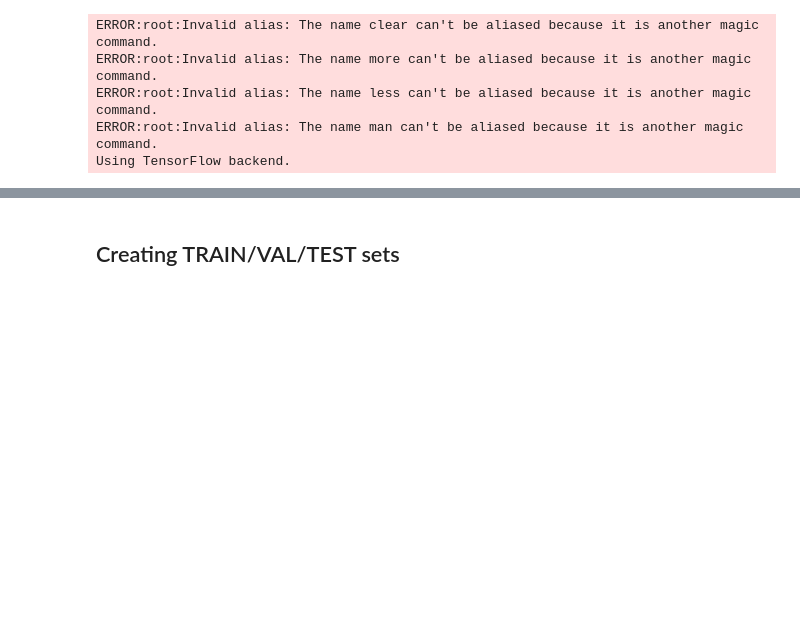
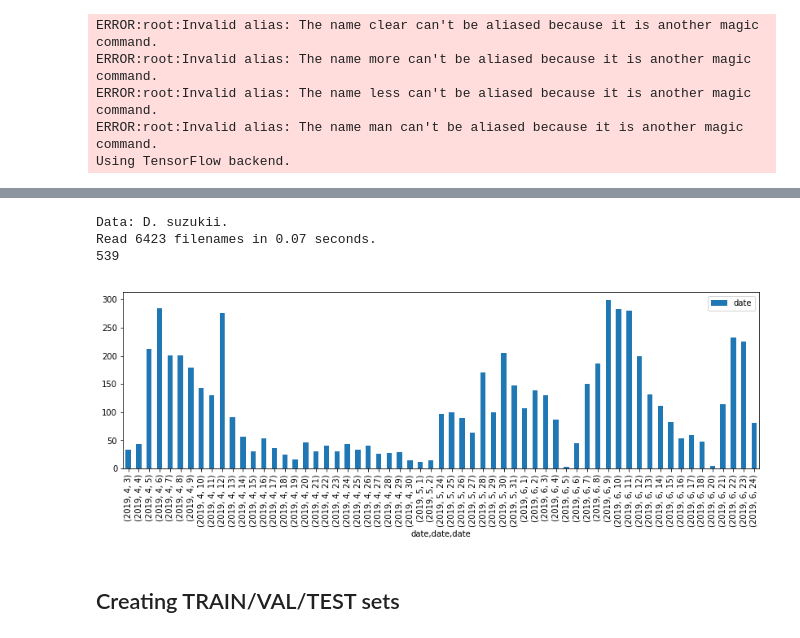
Before and after one commit to kalfasyan/wingbeat_frequencies, a Jupyter notebook: Improved_validation_flies.ipynb, the cells around one changed output, grey strips where cells are left out. Saved outputs shown, nothing was run; the diff lists cells and outputs as text; code cells hidden in the pictures; blank space fills up the shorter version.

```diff
--- a/Improved_validation_flies.ipynb
+++ b/Improved_validation_flies.ipynb
@@ -138,3 +54,12 @@ inds_6 = sub[sub.date < '2017-01-01'].index
+# %%
+data4 = Dataset('Pcfruit')
+data4.read(data=data4.target_classes[1], loadmat=False)
+inds_4 = test_inds(data4, dates=[(2019,6,22),(2019,6,23),(2019,6,24)], plot=True);
+# %% [output]
+Data: D. suzukii.
+Read 6423 filenames in 0.07 seconds.
+539
+[figure, added]
 # %% [markdown]
 ## Creating TRAIN/VAL/TEST sets
 # %%
```
Also changed, not shown: parts of 35 cells of this notebook, 3 other files.
